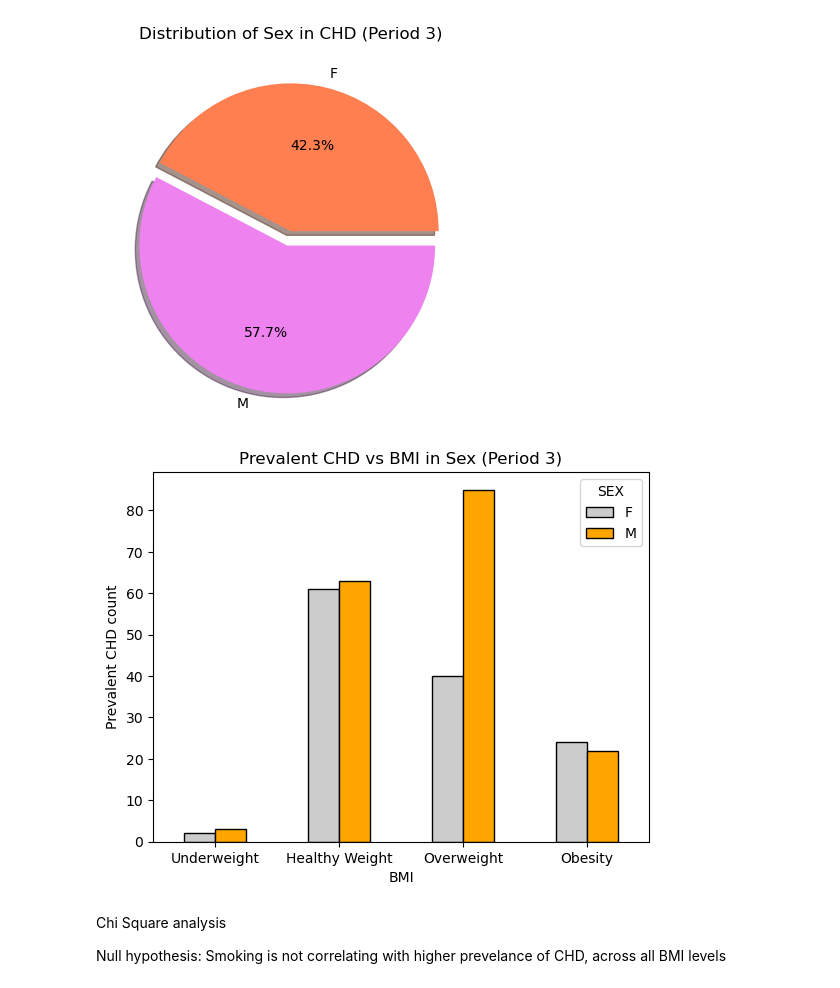
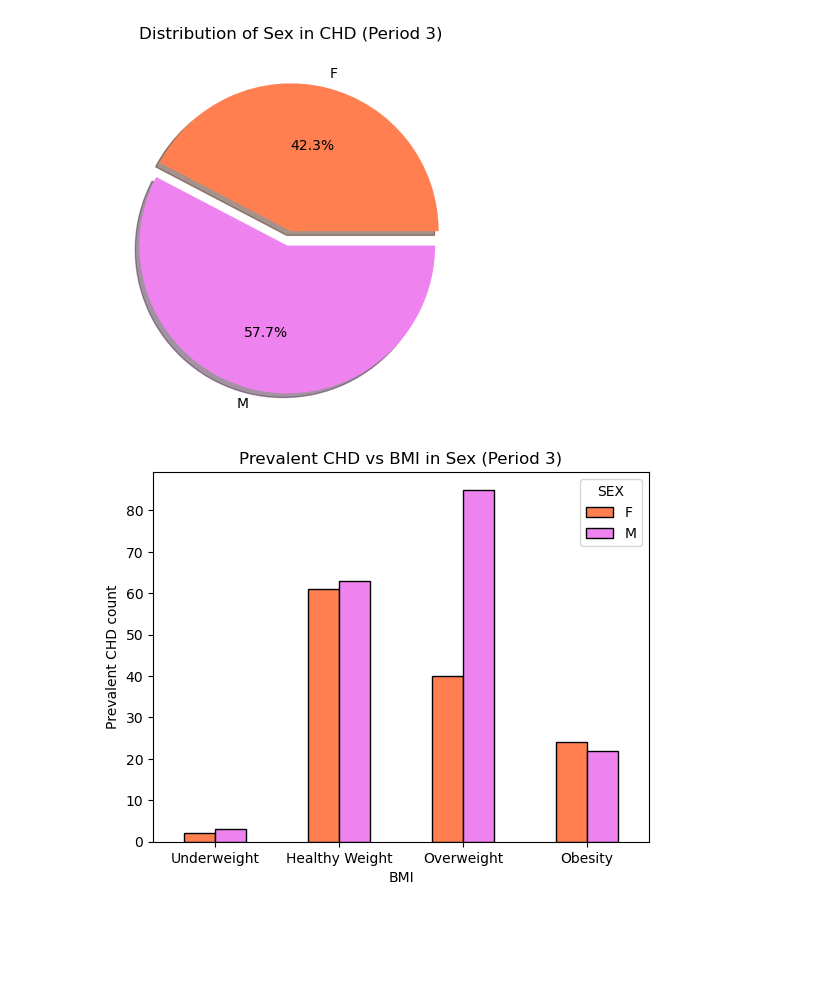
Before and after one commit to Yasmin-9/HeartInsights, a Jupyter notebook: yasmin/bmi.ipynb, the cells around one changed output. Cells and saved outputs as stored; diff of their text form; code cells hidden in the pictures; blank space fills up the shorter version.

```diff
--- a/yasmin/bmi.ipynb
+++ b/yasmin/bmi.ipynb
@@ -267,25 +283,21 @@ plt.show()
 # %%
 # Analyzing the trend of BMI vs CHD in males vs females
 
 # Creating a grouby by SEX and BMI
 groupedS3_df = bmiP3_df.groupby(['SEX', 'BMI CATEGORY'])['PREVALENT CHD'].sum().reset_index()
 groupedS3_df
 
 # Pivot the SMOKING STATUS column, set BMI as index
 pivotS3_df = groupedS3_df.pivot(index = 'BMI CATEGORY', columns = 'SEX', values= 'PREVALENT CHD')
 pivotS3_df
 
 # Create bar chart, x = BMI, y = prevalent CHD, and stacked columns divde males and females
 pivotS3_df.plot(kind='bar',
-                color= ('0.80', 'orange'), rot = 360, edgecolor = 'black')
+                color= ('coral', 'violet'), rot = 360, edgecolor = 'black')
 
 plt.title('Prevalent CHD vs BMI in Sex (Period 3)')
 plt.xlabel('BMI')
 plt.ylabel('Prevalent CHD count')
 plt.show()
 # %% [output]
-[figure, old version]
+[figure, new version]
-# %% [markdown]
-Chi Square analysis
-
-Null hypothesis: Smoking is not correlating with higher prevelance of CHD, across all BMI levels
```
Also changed, not shown: parts of 22 cells of this notebook.
